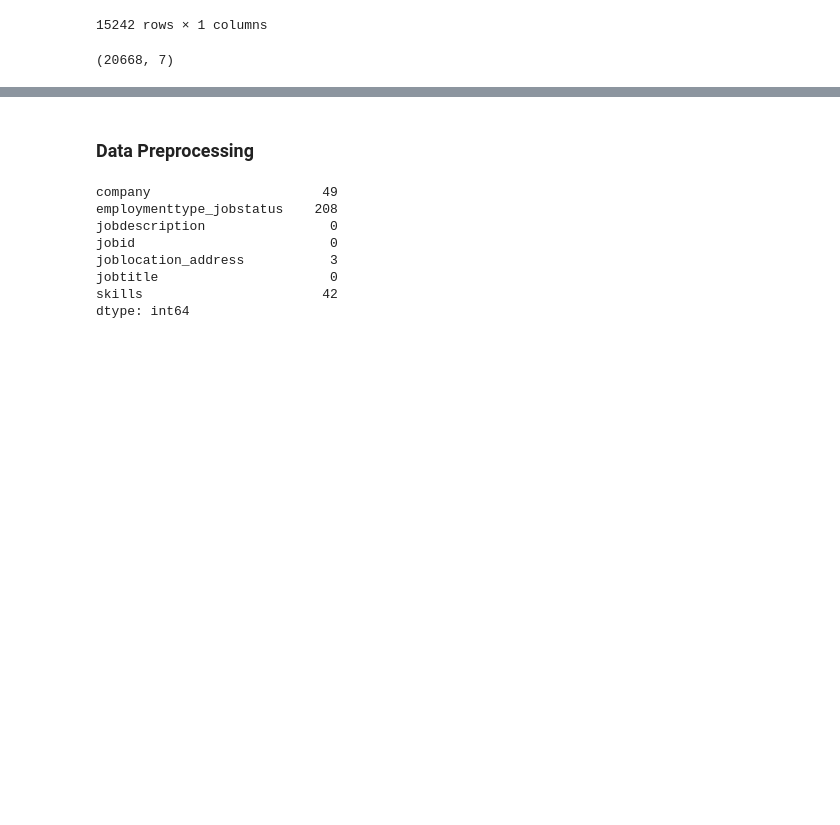
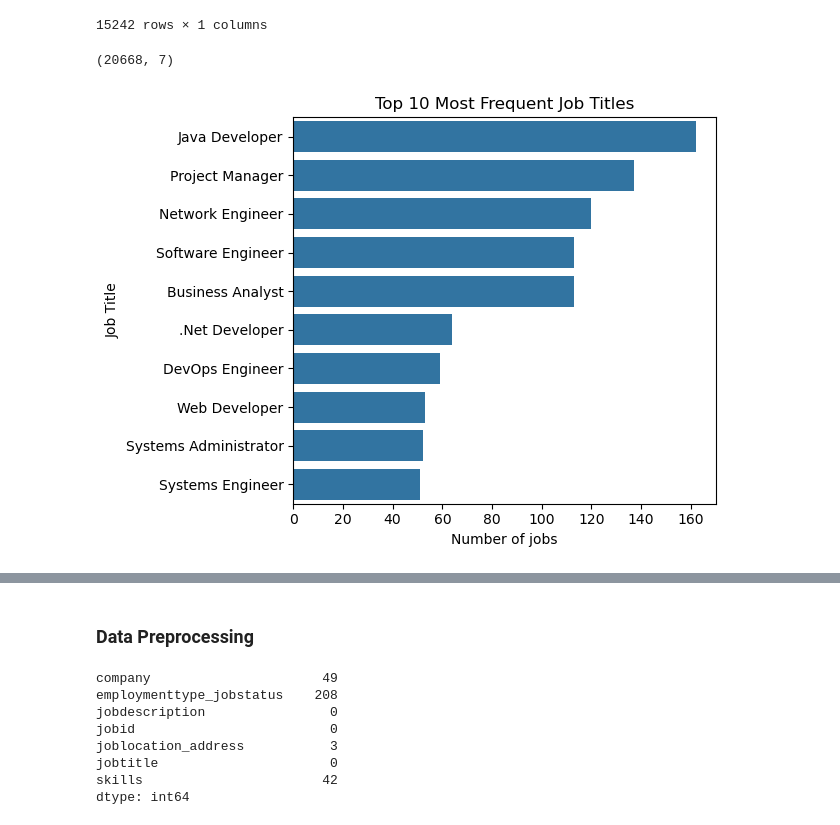
Before and after one commit to kritikam123/job-recommendation-system, a Jupyter notebook: Job_Recommendation.ipynb, the cells around one changed output, grey strips where cells are left out. Cells and saved outputs as stored; diff of their text form; code cells hidden in the pictures; blank space fills up the shorter version.

Commit message:
imports moved to top and graph generated for top 10 jobs

```diff
--- a/Job_Recommendation.ipynb
+++ b/Job_Recommendation.ipynb
@@ -55,6 +76,21 @@ values
 df.shape
 # %% [output]
 (20668, 7)
+# %%
+top_titles = df['jobtitle'].value_counts().head(10)
+
+sns.countplot(
+    data=df,
+    y='jobtitle',
+    order=top_titles.index
+)
+
+plt.title("Top 10 Most Frequent Job Titles")
+plt.xlabel("Number of jobs")
+plt.ylabel("Job Title")
+plt.tight_layout()
+# %% [output]
+[figure, added]
 # %%
 df[df['jobtitle']=='Java Developer']
 # %% [output]
```
Also changed, not shown: parts of 12 cells of this notebook, 1 other file.
